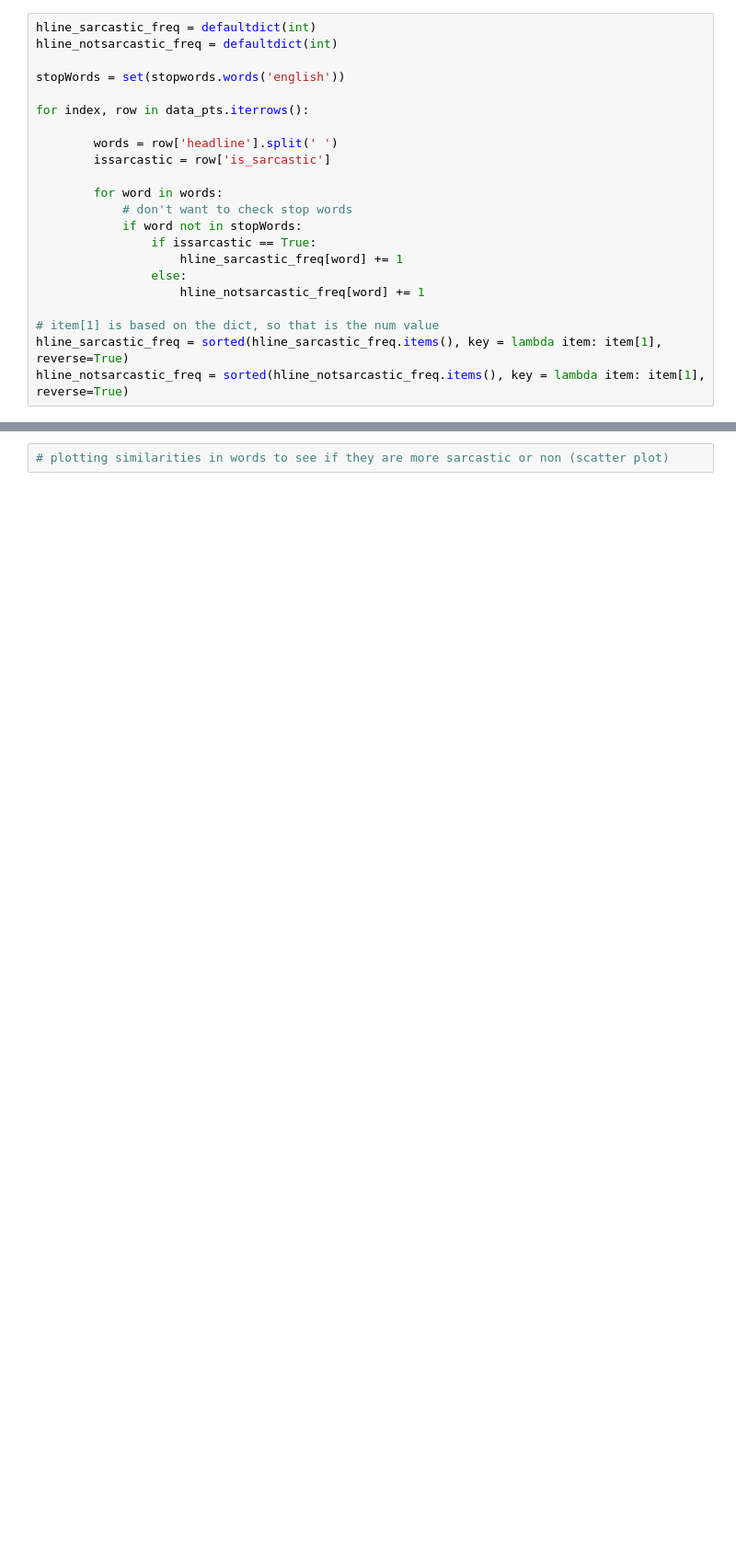
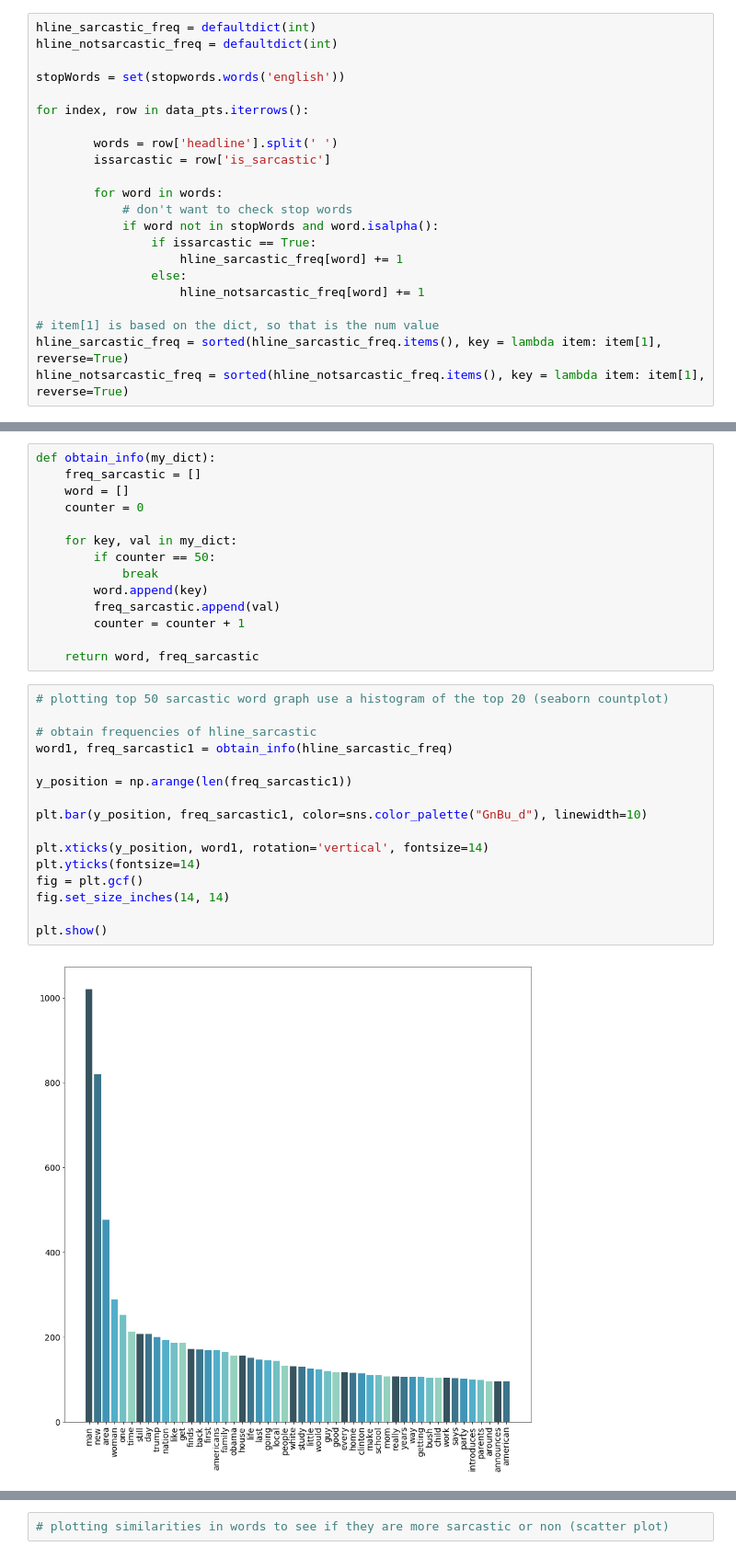
Before and after one commit to davidfan100/sarcastic-headlines, a Jupyter notebook: src/sarcastic-headlines.ipynb, the cells around one changed output, grey strips where cells are left out. Shown: that part at 92% size. Cells and saved outputs as stored; diff of their text form; blank space fills up the shorter version.

Commit message:
created simple plots for sarcastic and nonsarcastic headlines

```diff
--- a/src/sarcastic-headlines.ipynb
+++ b/src/sarcastic-headlines.ipynb
@@ -37,7 +20,7 @@ for index, row in data_pts.iterrows():
 
         for word in words:
             # don't want to check stop words
-            if word not in stopWords:
+            if word not in stopWords and word.isalpha():
                 if issarcastic == True:
                     hline_sarcastic_freq[word] += 1
                 else:
@@ -54,0 +32,32 @@ hline_notsarcastic_freq = sorted(hline_notsarcastic_freq.items(), key = lambda i
+# %%
+def obtain_info(my_dict):
+    freq_sarcastic = []
+    word = []
+    counter = 0
+
+    for key, val in my_dict:
+        if counter == 50:
+            break
+        word.append(key)
+        freq_sarcastic.append(val)
+        counter = counter + 1
+
+    return word, freq_sarcastic
+# %%
+# plotting top 50 sarcastic word graph use a histogram of the top 20 (seaborn countplot)
+
+# obtain frequencies of hline_sarcastic
+word1, freq_sarcastic1 = obtain_info(hline_sarcastic_freq)
+
+y_position = np.arange(len(freq_sarcastic1))
+
+plt.bar(y_position, freq_sarcastic1, color=sns.color_palette("GnBu_d"), linewidth=10)
+
+plt.xticks(y_position, word1, rotation='vertical', fontsize=14)
+plt.yticks(fontsize=14)
+fig = plt.gcf()
+fig.set_size_inches(14, 14)
+
+plt.show()
+# %% [output]
+[figure, added]
```
Also changed, not shown: parts of 6 cells of this notebook.
